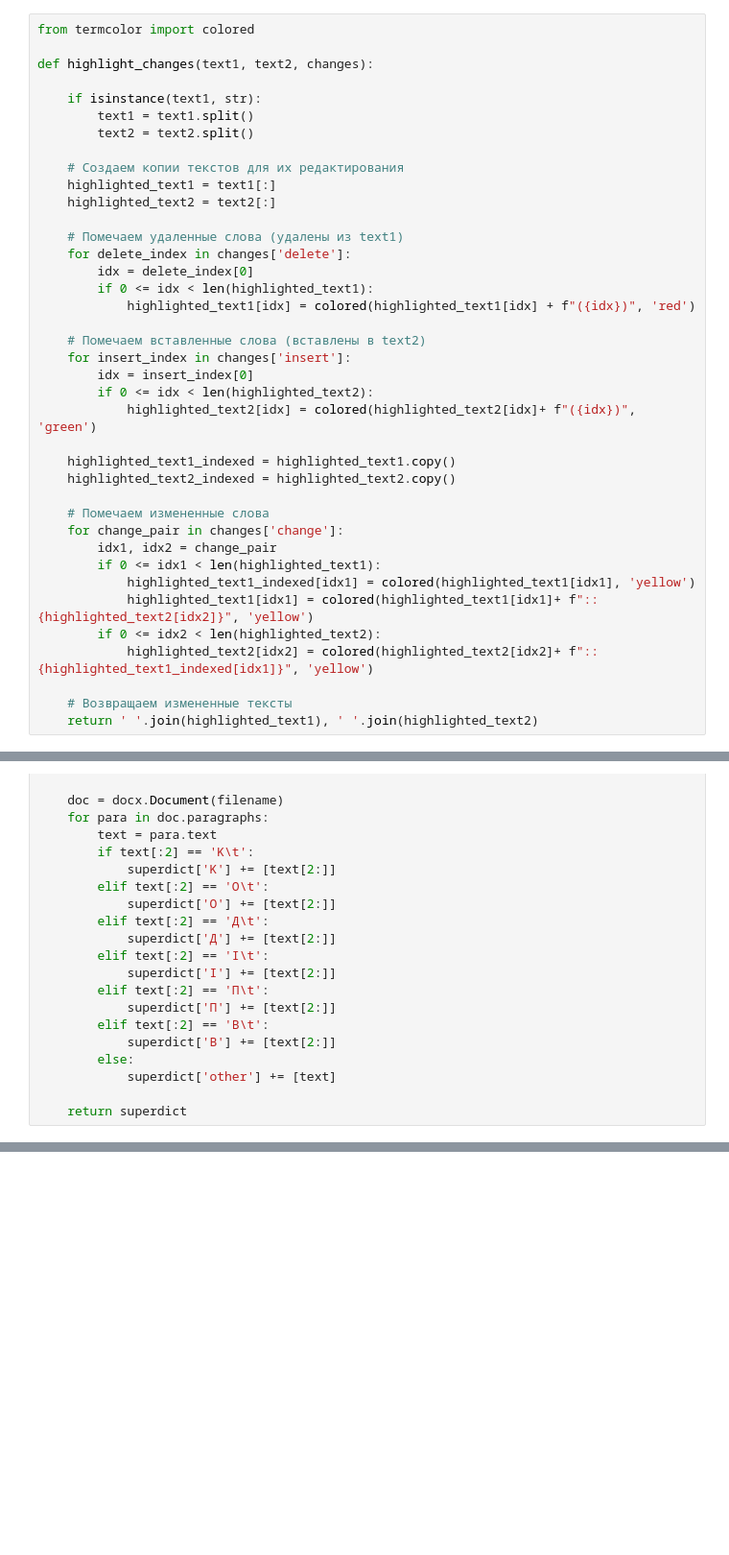
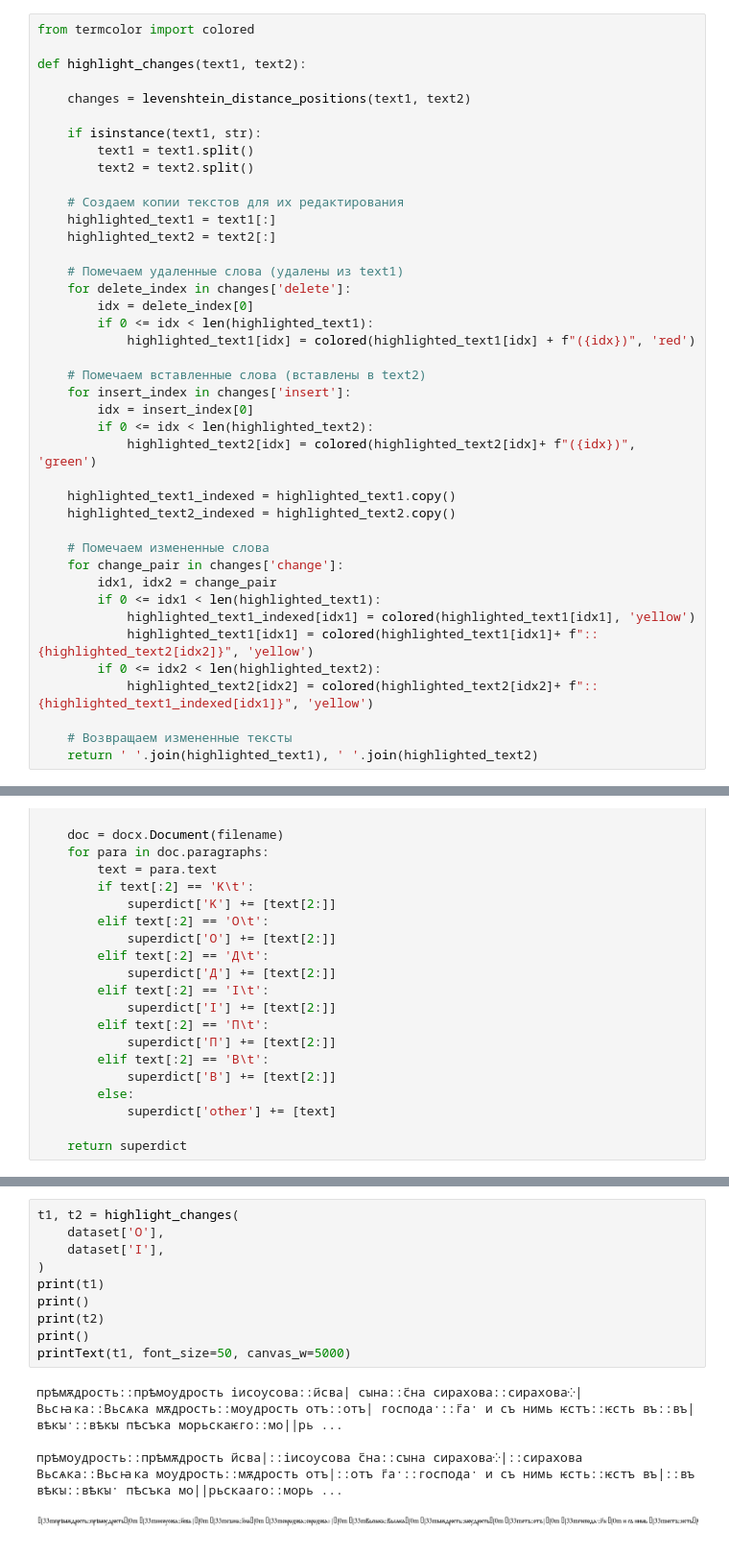
Before and after one commit to GlanceFromTheScreen/OldSlavicTextsCollision, a Jupyter notebook: Levenshtein.ipynb, the cells around one changed output, grey strips where cells are left out. Shown at 96% size. Saved outputs shown, nothing was run; the diff lists cells and outputs as text; blank space fills up the shorter version.

```diff
--- a/Levenshtein.ipynb
+++ b/Levenshtein.ipynb
@@ -415,7 +416,9 @@ data = get_metrics_matrices(
 # %%
 from termcolor import colored
 
-def highlight_changes(text1, text2, changes):
+def highlight_changes(text1, text2):
+
+    changes = levenshtein_distance_positions(text1, text2)
 
     if isinstance(text1, str):
         text1 = text1.split()
@@ -705,0 +710,15 @@ data = get_metrics_matrices(
+# %%
+t1, t2 = highlight_changes(
+    dataset['O'],
+    dataset['I'],
+)
+print(t1)
+print()
+print(t2)
+print()
+printText(t1, font_size=50, canvas_w=5000)
+# %% [output]
+прѣмѫдрость::прѣмѹдрость іисоусова::и҃сва| сꙑна::с҃на сирахова::сирахова⁘| Вьсꙗка::Вьсѧка мѫдрость::мѹдрость отъ::отъ| господа·::г҃а· и съ нимь ѥстъ::ѥсть въ::въ| вѣкꙑ·::вѣкꙑ пѣсъка морьскаѥго::мо||рь ...
+
+прѣмѹдрость::прѣмѫдрость и҃сва|::іисоусова с҃на::сꙑна сирахова⁘|::сирахова Вьсѧка::Вьсꙗка мѹдрость::мѫдрость отъ|::отъ г҃а·::господа· и съ нимь ѥсть::ѥстъ въ|::въ вѣкꙑ::вѣкꙑ· пѣсъка мо||рьскааго::морь ...
+[figure, added]
```
Also changed, not shown: parts of 26 cells of this notebook, 1 other file.
